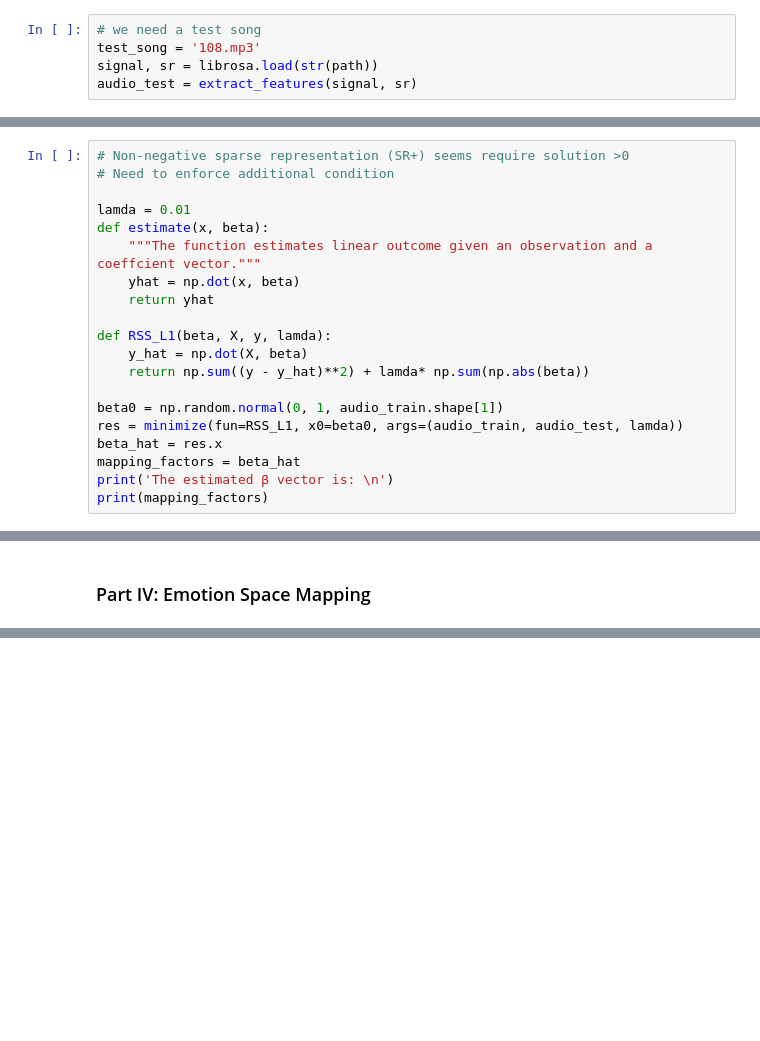
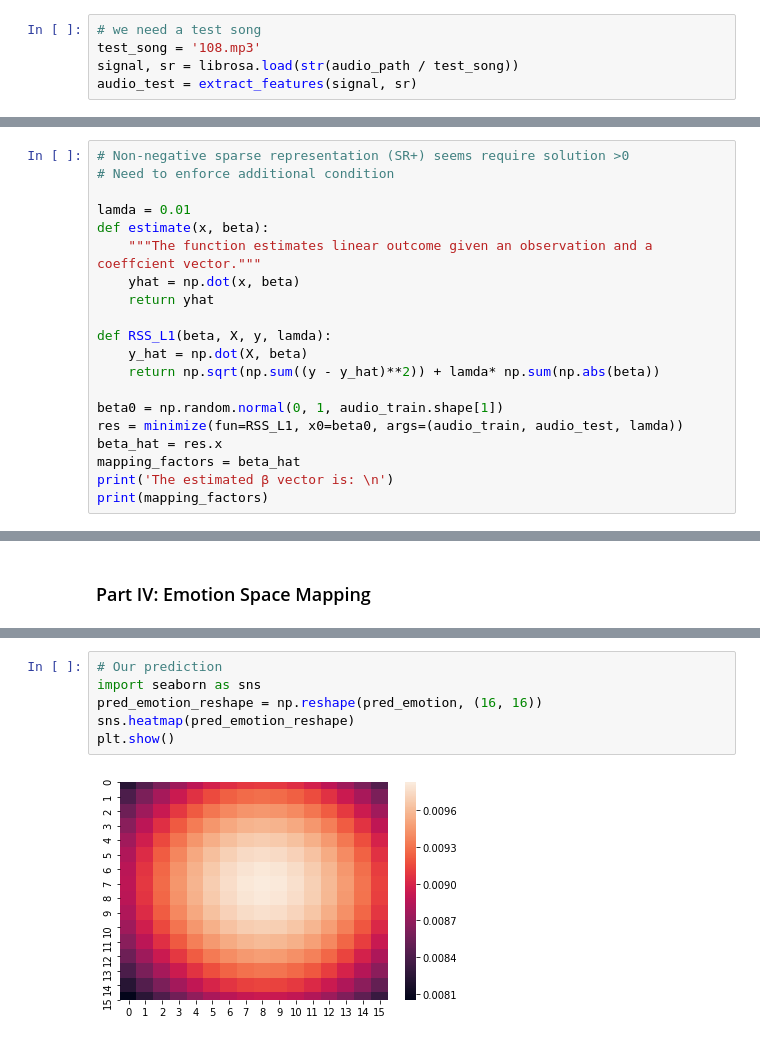
Before and after one commit to jiangzl2016/music_emotion_recognition, a Jupyter notebook: notebooks/master_notebook.ipynb, the cells around one changed output, grey strips where cells are left out. Cells and saved outputs as stored; diff of their text form; blank space fills up the shorter version.

Commit message:
extra features and visualizations

```diff
--- a/notebooks/master_notebook.ipynb
+++ b/notebooks/master_notebook.ipynb
@@ -126,5 +170,5 @@ audio_train.shape
 # %%
 # we need a test song
 test_song = '108.mp3'
-signal, sr = librosa.load(str(path))
+signal, sr = librosa.load(str(audio_path / test_song))
 audio_test = extract_features(signal, sr)
@@ -168,7 +205,7 @@ def estimate(x, beta):
 
 def RSS_L1(beta, X, y, lamda):
     y_hat = np.dot(X, beta)
-    return np.sum((y - y_hat)**2) + lamda* np.sum(np.abs(beta))
+    return np.sqrt(np.sum((y - y_hat)**2)) + lamda* np.sum(np.abs(beta))
 
 beta0 = np.random.normal(0, 1, audio_train.shape[1])
 res = minimize(fun=RSS_L1, x0=beta0, args=(audio_train, audio_test, lamda))
@@ -207,0 +235,8 @@ array([0.00159123, 0.00167126, 0.00174831, 0.00182168, 0.00189073, 0.00195482, 0
+# %%
+# Our prediction
+import seaborn as sns
+pred_emotion_reshape = np.reshape(pred_emotion, (16, 16))
+sns.heatmap(pred_emotion_reshape)
+plt.show()
+# %% [output]
+[figure, added]
```
Also changed, not shown: parts of 12 cells of this notebook.
